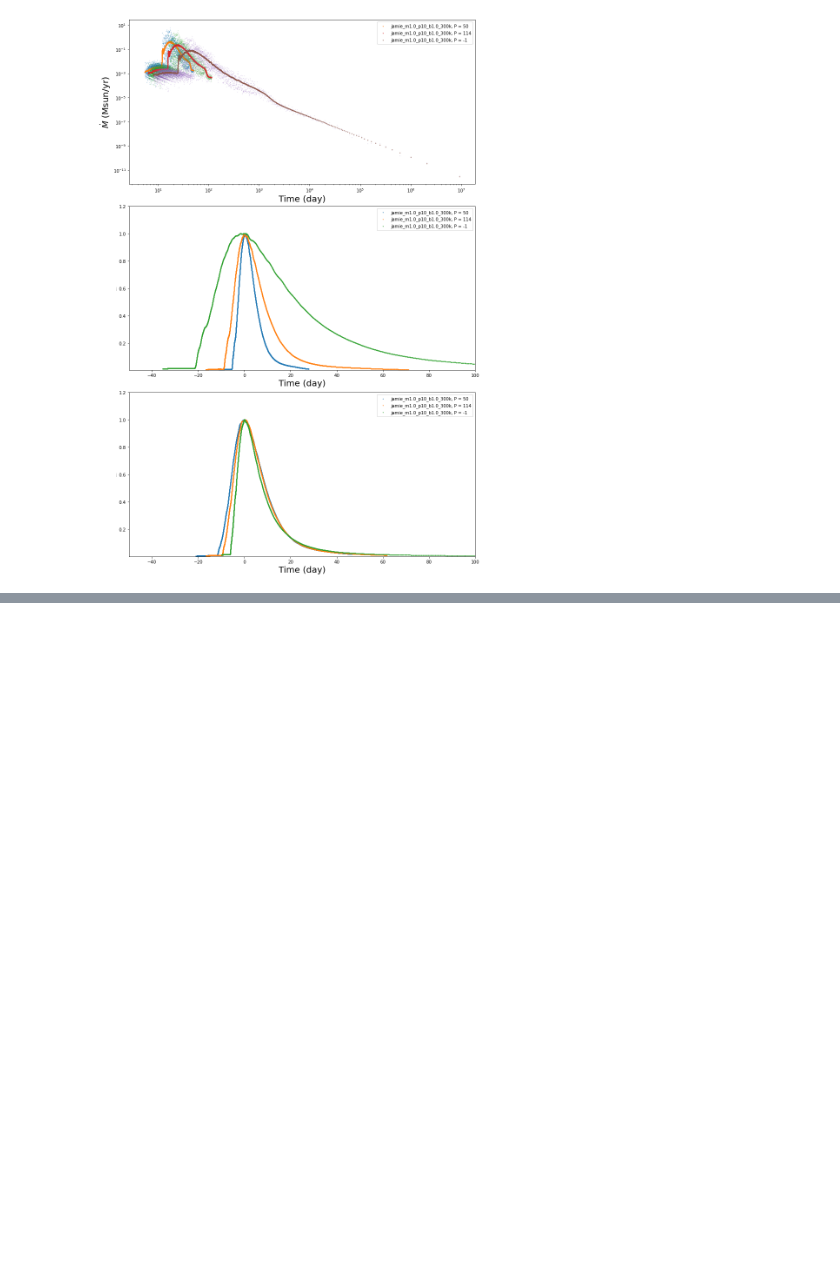
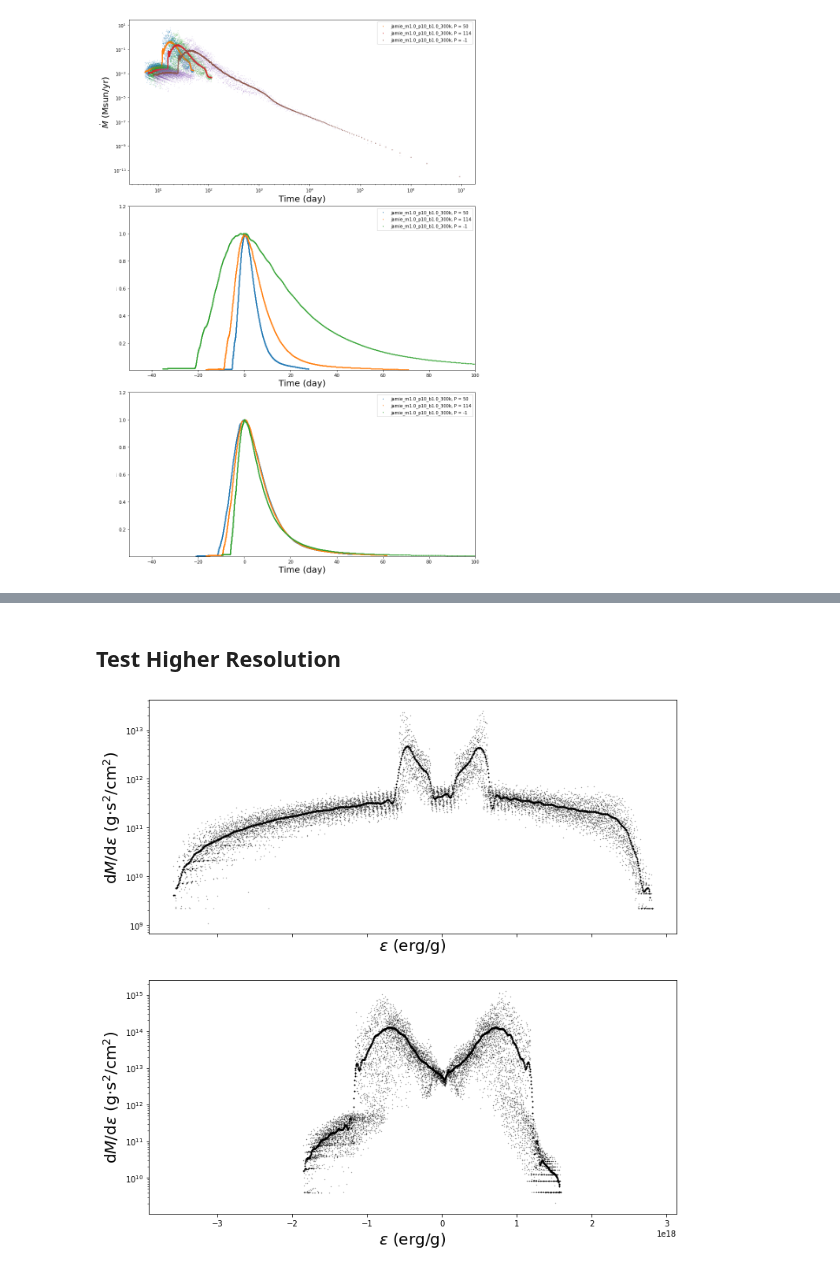
Before and after one commit to slowdivePTG/ASASSN-14ko, a Jupyter notebook: YT_Visualization/dmdt.ipynb, the cells around one changed output, grey strips where cells are left out. Drawn from its saved outputs; the diff is of its cells as text; code cells hidden in the pictures; blank space fills up the shorter version.

```diff
--- a/YT_Visualization/dmdt.ipynb
+++ b/YT_Visualization/dmdt.ipynb
@@ -177,0 +179,12 @@ ax[2].legend()
+# %% [markdown]
+## Test Higher Resolution
+# %%
+P110_chk0050_114_HR = dmdt(DIR='m1.0_p10_b1.0_P110_HR', chk='0050', Period=114)
+P110_chk0050_50_HR = dmdt(DIR='m1.0_p10_b1.0_P110_HR', chk='0050', Period=50)
+P110_chk0050_HR = dmdt(DIR='m1.0_p10_b1.0_P110_HR', chk='0050', Period=-1)
+# %%
+f, ax = plt.subplots(2, 1, figsize=(12, 12), sharex=True)
+P110_chk0050_HR.dm_de_e(ax=ax[0], Bin=100)
+P110_chk0060.dm_de_e(ax=ax[1], Bin=100)
+# %% [output]
+[figure, added]
```
Also changed, not shown: parts of 4 cells of this notebook, 2 other files.
